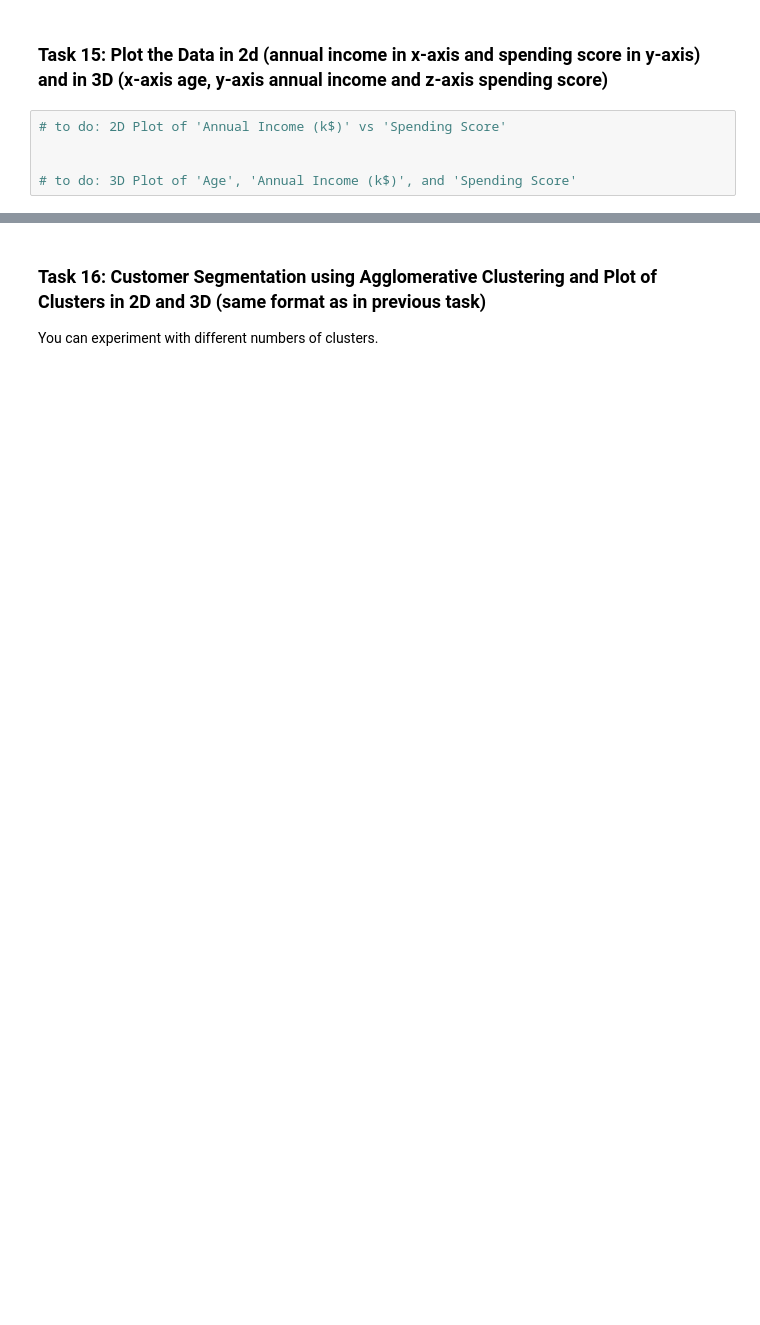
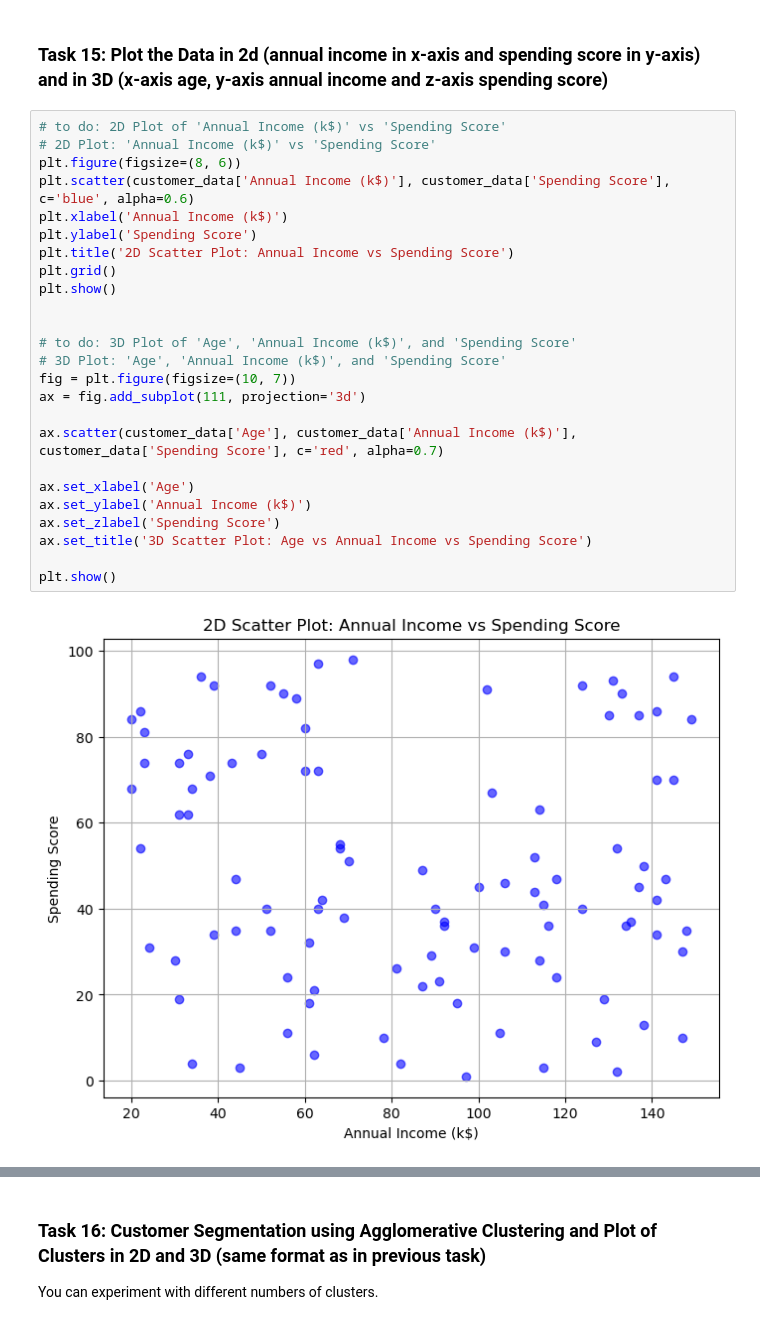
Before and after one commit to AnuragYadav404/uni_machine_learning, a Jupyter notebook: 8_week/08 Assignment-to-do-Tasks (Clustering).ipynb, the cells around one changed output, grey strips where cells are left out. Cells and saved outputs as stored; diff of their text form; blank space fills up the shorter version.

```diff
--- a/8_week/08 Assignment-to-do-Tasks (Clustering).ipynb
+++ b/8_week/08 Assignment-to-do-Tasks (Clustering).ipynb
@@ -469,6 +472,28 @@ customer_data.head()
 ### Task 15: Plot the Data in 2d (annual income in x-axis  and spending score in y-axis) and in 3D (x-axis age, y-axis annual income and z-axis spending score)
 # %%
 # to do: 2D Plot of 'Annual Income (k$)' vs 'Spending Score'
+# 2D Plot: 'Annual Income (k$)' vs 'Spending Score'
+plt.figure(figsize=(8, 6))
+plt.scatter(customer_data['Annual Income (k$)'], customer_data['Spending Score'], c='blue', alpha=0.6)
+plt.xlabel('Annual Income (k$)')
+plt.ylabel('Spending Score')
+plt.title('2D Scatter Plot: Annual Income vs Spending Score')
+plt.grid()
+plt.show()
 
 
 # to do: 3D Plot of 'Age', 'Annual Income (k$)', and 'Spending Score'
+# 3D Plot: 'Age', 'Annual Income (k$)', and 'Spending Score'
+fig = plt.figure(figsize=(10, 7))
+ax = fig.add_subplot(111, projection='3d')
+
+ax.scatter(customer_data['Age'], customer_data['Annual Income (k$)'], customer_data['Spending Score'], c='red', alpha=0.7)
+
+ax.set_xlabel('Age')
+ax.set_ylabel('Annual Income (k$)')
+ax.set_zlabel('Spending Score')
+ax.set_title('3D Scatter Plot: Age vs Annual Income vs Spending Score')
+
+plt.show()
+# %% [output]
+[figure, added]
```
Also changed, not shown: parts of 9 cells of this notebook.
